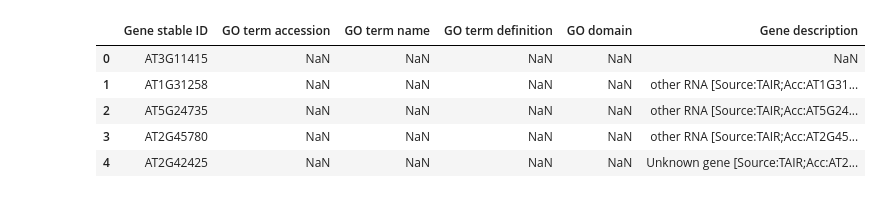
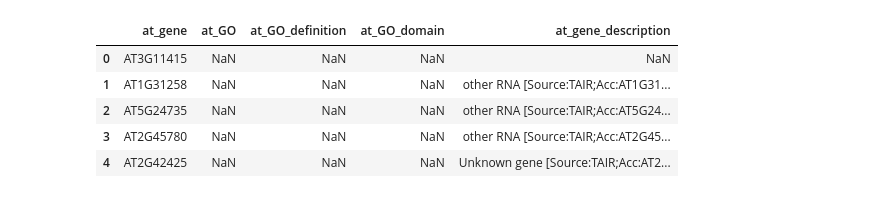
Before and after one commit to juancresc/mrcv, a Jupyter notebook: 5.1_cross_genes_sRNA.ipynb, the cells around one changed output. Saved outputs shown, nothing was run; the diff lists cells and outputs as text; code cells hidden in the pictures.

```diff
--- a/5.1_cross_genes_sRNA.ipynb
+++ b/5.1_cross_genes_sRNA.ipynb
@@ -61,10 +66,12 @@ df_mart_traes_at.head()
 # %%
 df_mart_at = pd.read_csv('data/data/marts/mart_export_at.txt', sep='\t')
+df_mart_at = df_mart_at[['Gene stable ID', 'GO term name', 'GO term definition', 'GO domain','Gene description']]
+df_mart_at.columns = ['at_gene','at_GO','at_GO_definition','at_GO_domain', 'at_gene_description']
 df_mart_at.head()
 # %% [output]
-|  | Gene stable ID | GO term accession | GO term name | GO term definition | GO domain | Gene description |
-| 0 | AT3G11415 | NaN | NaN | NaN | NaN | NaN |
-| 1 | AT1G31258 | NaN | NaN | NaN | NaN | other RNA [Source:TAIR;Acc:AT1G31... |
-| 2 | AT5G24735 | NaN | NaN | NaN | NaN | other RNA [Source:TAIR;Acc:AT5G24... |
-| 3 | AT2G45780 | NaN | NaN | NaN | NaN | other RNA [Source:TAIR;Acc:AT2G45... |
-| 4 | AT2G42425 | NaN | NaN | NaN | NaN | Unknown gene [Source:TAIR;Acc:AT2... |
+|  | at_gene | at_GO | at_GO_definition | at_GO_domain | at_gene_description |
+| 0 | AT3G11415 | NaN | NaN | NaN | NaN |
+| 1 | AT1G31258 | NaN | NaN | NaN | other RNA [Source:TAIR;Acc:AT1G31... |
+| 2 | AT5G24735 | NaN | NaN | NaN | other RNA [Source:TAIR;Acc:AT5G24... |
+| 3 | AT2G45780 | NaN | NaN | NaN | other RNA [Source:TAIR;Acc:AT2G45... |
+| 4 | AT2G42425 | NaN | NaN | NaN | Unknown gene [Source:TAIR;Acc:AT2... |
```
Also changed, not shown: parts of 17 cells of this notebook, 4 other files.
